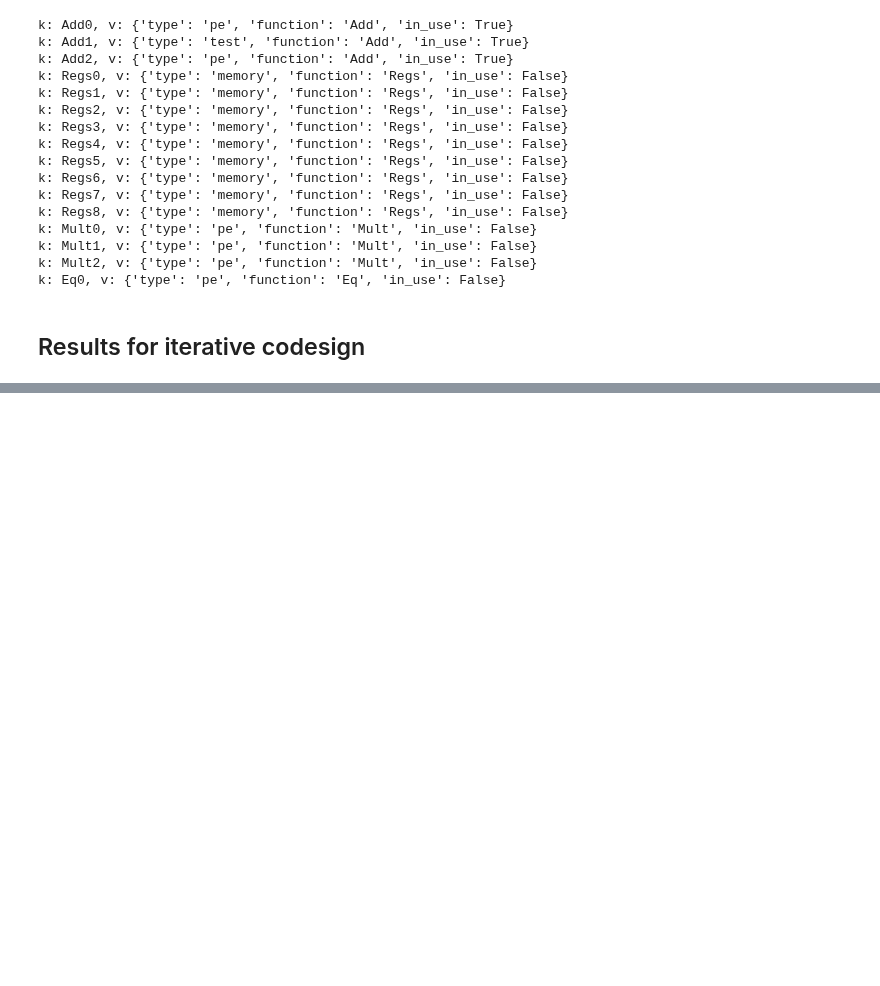
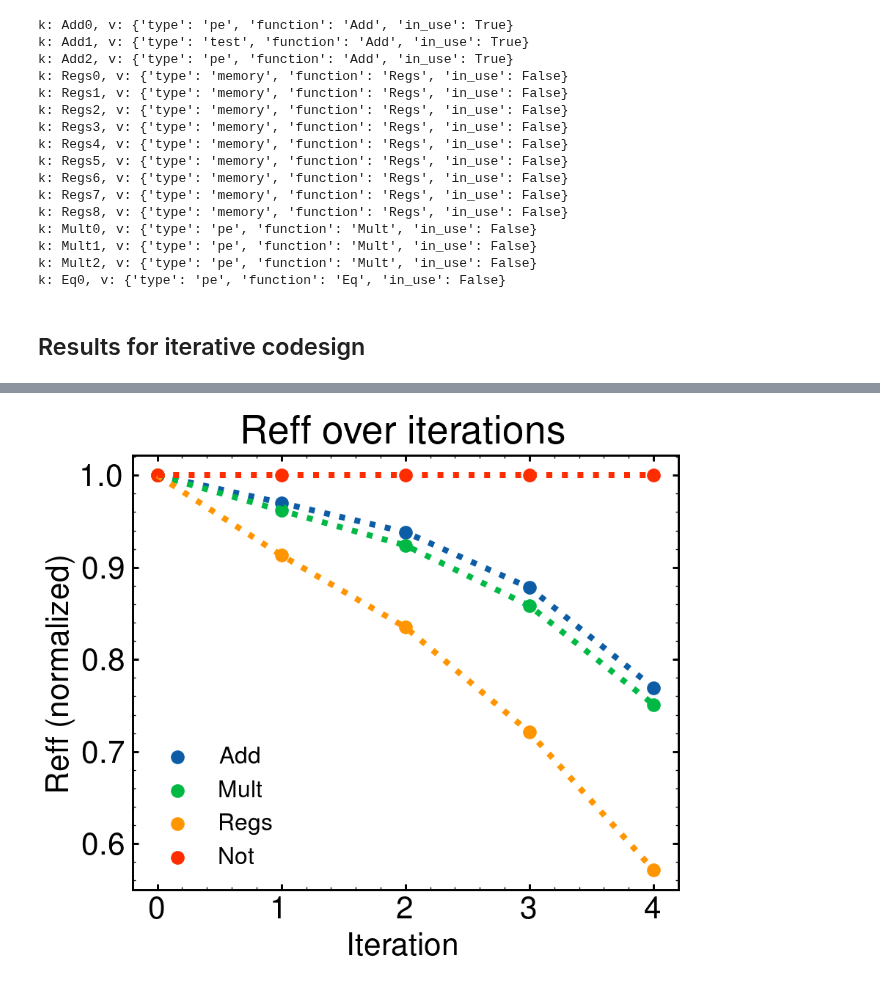
Before and after one commit to tathagatasrimani/codesign, a Jupyter notebook: src/vamshi_misc_tests.ipynb, the cells around one changed output, grey strips where cells are left out. Drawn from its saved outputs; the diff is of its cells as text; code cells hidden in the pictures; blank space fills up the shorter version.

```diff
--- a/src/vamshi_misc_tests.ipynb
+++ b/src/vamshi_misc_tests.ipynb
@@ -1389,0 +1390,4 @@ with mpl.rc_context({'lines.linewidth' : 2.25,
+# %%
+rcs = []
+for i in range(num_iters):
+    rcs.append(yaml.load(open(f"{log_dir}/rcs_{i}.yaml", "r"), Loader=yaml.Loader))
@@ -1389,0 +1474,29 @@ with mpl.rc_context({'lines.linewidth' : 2.25,
+# %%
+k1 = "Reff"
+k2s = list(rcs[0][k1].keys())
+tmp_idx = k2s.index("Not")
+k2s.pop(tmp_idx)
+k2s.append("Not")
+with mpl.rc_context(
+    {
+        "lines.linewidth": 2.25,
+        "lines.markersize": 6,
+        "figure.figsize": (5, 4),
+        "figure.dpi": 192,
+        # 'axes.titlepad': 8.0,
+        "axes.linewidth": 1.1,
+        "legend.frameon": False,
+        "legend.fontsize": 12,
+        "xtick.major.width": 1.1,
+        "ytick.major.width": 1.1,
+        "axes.titlesize": 20,
+        "axes.labelsize": 16,
+        "lines.linewidth": 3,
+        "lines.markersize": 6,
+        "xtick.labelsize": 16,
+        "ytick.labelsize": 16,
+    }
+):
+    plot_from_rcs(k1, k2s, num_iters, rcs)
+# %% [output]
+[figure, added]
```
Also changed, not shown: parts of 8 cells of this notebook, 1 other file.
